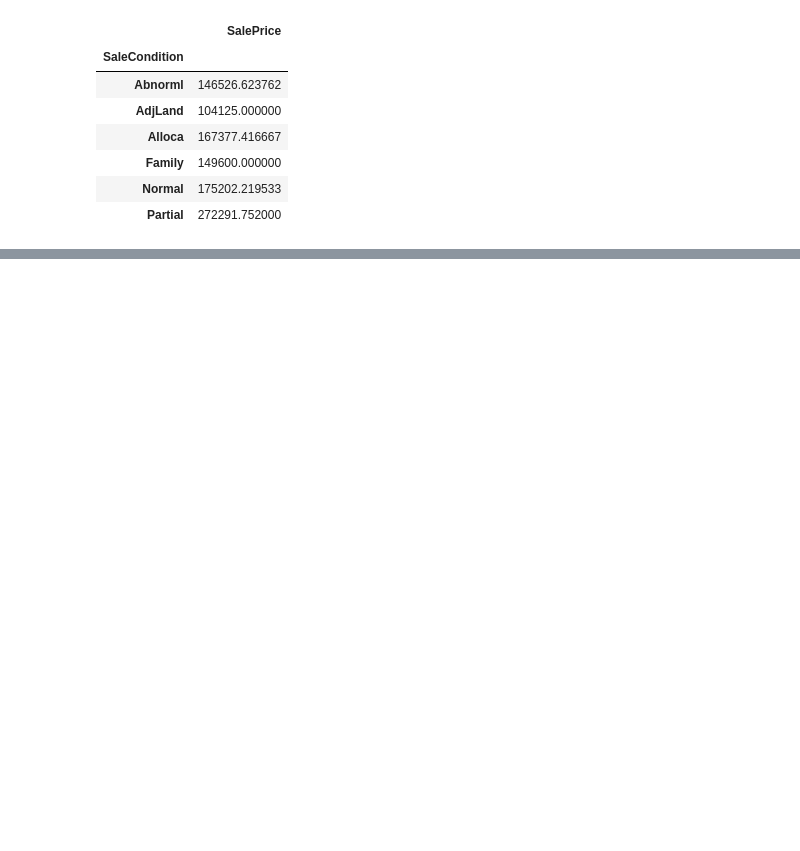
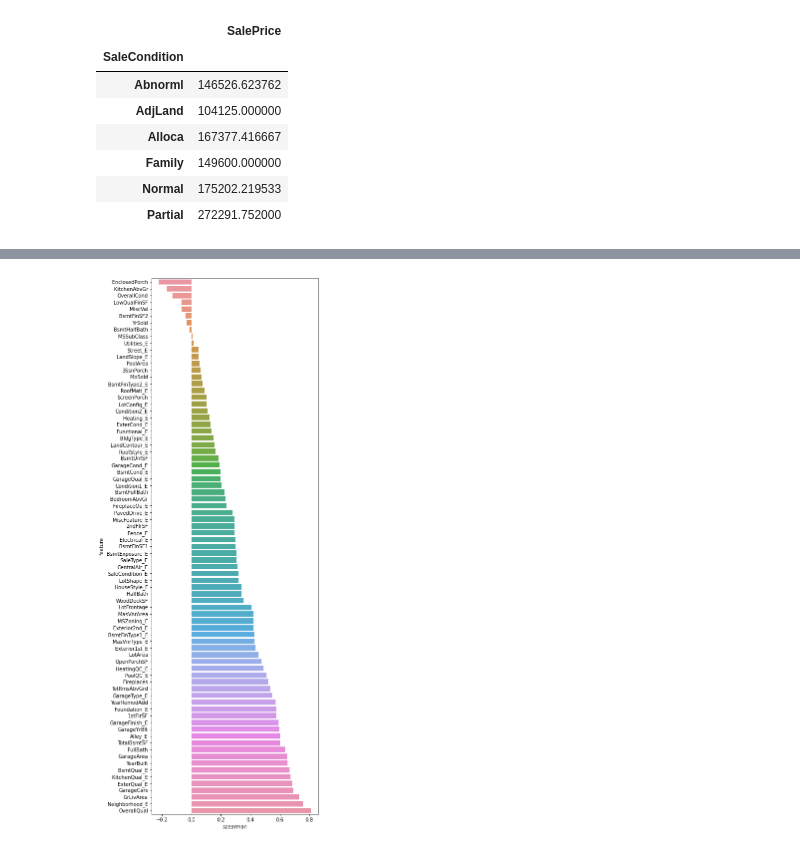
Before and after one commit to suhyun-cho/Dive-to-Kaggle, a Jupyter notebook: House-Prices/House Prices EDA.ipynb, the cells around one changed output, grey strips where cells are left out. Drawn from its saved outputs; the diff is of its cells as text; code cells hidden in the pictures; blank space fills up the shorter version.

Commit message:
check correlation with spearman method and draw heatmap and Pairplots

```diff
--- a/House-Prices/House Prices EDA.ipynb
+++ b/House-Prices/House Prices EDA.ipynb
@@ -382,0 +545,17 @@ train[['SaleCondition','SalePrice']].groupby('SaleCondition').mean()
+# %%
+def spearman(frame, features):
+    spr=pd.DataFrame()
+    spr['feature']=features
+
+    # f = quantitative와 encoding한 변수 합친것.
+    ## SalePrice와 각 변수들간의 스피어만 상관관계를 구함.
+    spr['spearman']=[frame[f].corr(frame['SalePrice'], 'spearman') for f in features]
+    spr=spr.sort_values('spearman')
+    # 시각화
+    plt.figure(figsize=(6, 0.25*len(features)))
+    sns.barplot(data=spr, y='feature',x='spearman',orient='h')
+
+features=quantitative+qual_encoded
+spearman(train,features)
+# %% [output]
+[figure, added]
```
Also changed, not shown: parts of 38 cells of this notebook.
